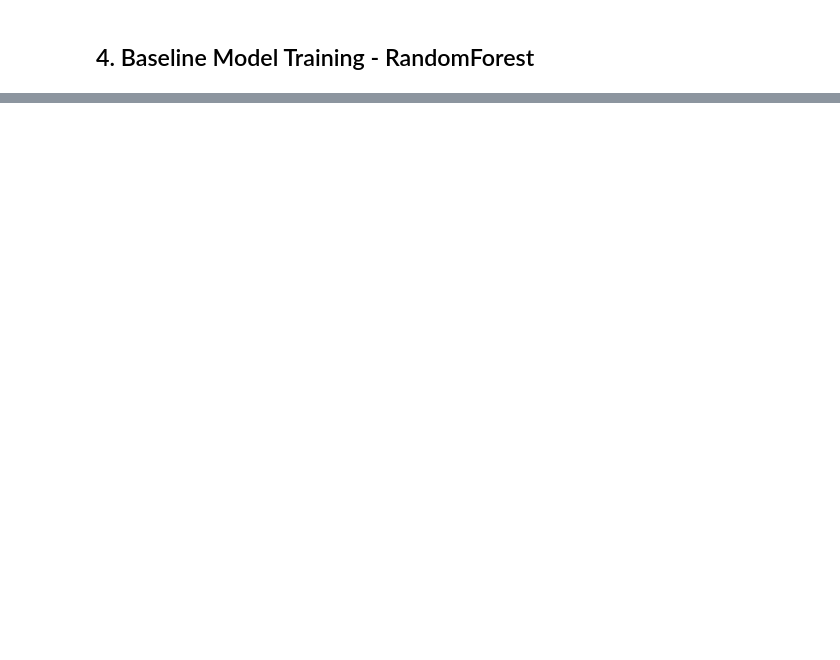
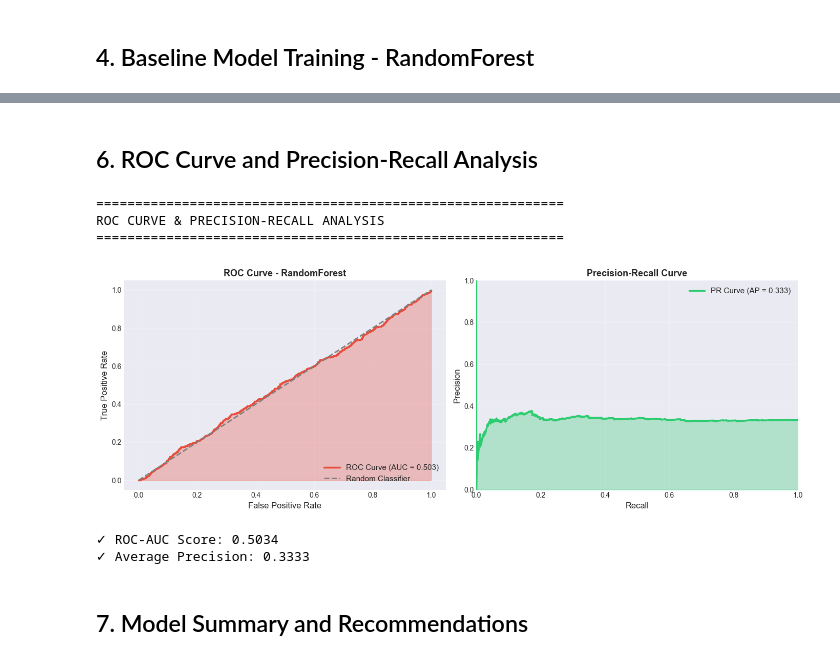
Before and after one commit to Heroic2024/HIDS-Product-Development, a Jupyter notebook: data-processing/HIDS_EDA_Baseline.ipynb, the cells around one changed output, grey strips where cells are left out. Drawn from its saved outputs; the diff is of its cells as text; code cells hidden in the pictures; blank space fills up the shorter version.

```diff
--- a/data-processing/HIDS_EDA_Baseline.ipynb
+++ b/data-processing/HIDS_EDA_Baseline.ipynb
@@ -298,0 +579,55 @@ print(classification_report(y_test, y_pred, target_names=['Malicious', 'Benign']
+# %% [markdown]
+## 6. ROC Curve and Precision-Recall Analysis
+# %%
+from sklearn.metrics import precision_recall_curve
+
+print("=" * 60)
+print("ROC CURVE & PRECISION-RECALL ANALYSIS")
+print("=" * 60)
+
+# ROC Curve
+fpr, tpr, thresholds = roc_curve(y_test, y_pred_proba)
+roc_auc_score_val = auc(fpr, tpr)
+
+# Precision-Recall Curve
+precision_curve, recall_curve, pr_thresholds = precision_recall_curve(y_test, y_pred_proba)
+
+fig, axes = plt.subplots(1, 2, figsize=(14, 5))
+
+# ROC Curve
+axes[0].plot(fpr, tpr, color='#e74c3c', lw=2.5,
+             label=f'ROC Curve (AUC = {roc_auc_score_val:.3f})')
+axes[0].plot([0, 1], [0, 1], color='gray', lw=2, linestyle='--', label='Random Classifier')
+axes[0].fill_between(fpr, tpr, alpha=0.3, color='#e74c3c')
+axes[0].set_xlabel('False Positive Rate', fontsize=12)
+axes[0].set_ylabel('True Positive Rate', fontsize=12)
+axes[0].set_title('ROC Curve - RandomForest', fontsize=13, fontweight='bold')
+axes[0].legend(fontsize=11, loc='lower right')
+axes[0].grid(alpha=0.3)
+
+# Precision-Recall Curve
+axes[1].plot(recall_curve, precision_curve, color='#2ecc71', lw=2.5,
+             label=f'PR Curve (AP = {np.mean(precision_curve):.3f})')
+axes[1].fill_between(recall_curve, precision_curve, alpha=0.3, color='#2ecc71')
+axes[1].set_xlabel('Recall', fontsize=12)
+axes[1].set_ylabel('Precision', fontsize=12)
+axes[1].set_title('Precision-Recall Curve', fontsize=13, fontweight='bold')
+axes[1].legend(fontsize=11, loc='upper right')
+axes[1].grid(alpha=0.3)
+axes[1].set_xlim([0, 1])
+axes[1].set_ylim([0, 1])
+
+plt.tight_layout()
+plt.show()
+
+print(f"\n✓ ROC-AUC Score: {roc_auc_score_val:.4f}")
+print(f"✓ Average Precision: {np.mean(precision_curve):.4f}")
+# %% [output]
+============================================================
+ROC CURVE & PRECISION-RECALL ANALYSIS
+============================================================
+[figure, added]
+✓ ROC-AUC Score: 0.5034
+✓ Average Precision: 0.3333
+# %% [markdown]
+## 7. Model Summary and Recommendations
```
Also changed, not shown: parts of 25 cells of this notebook, 19 other files.
